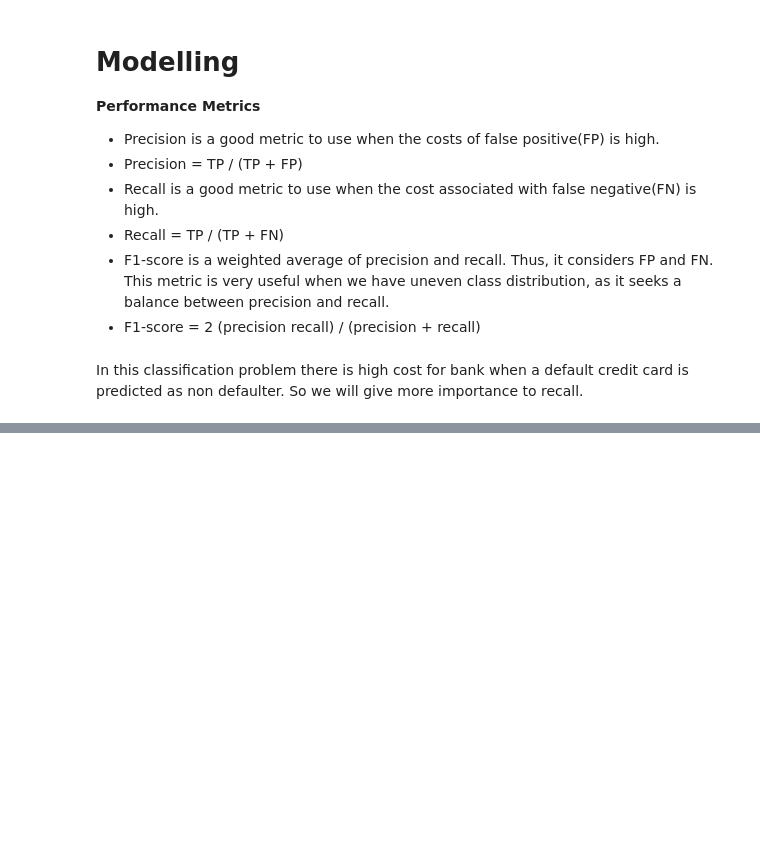
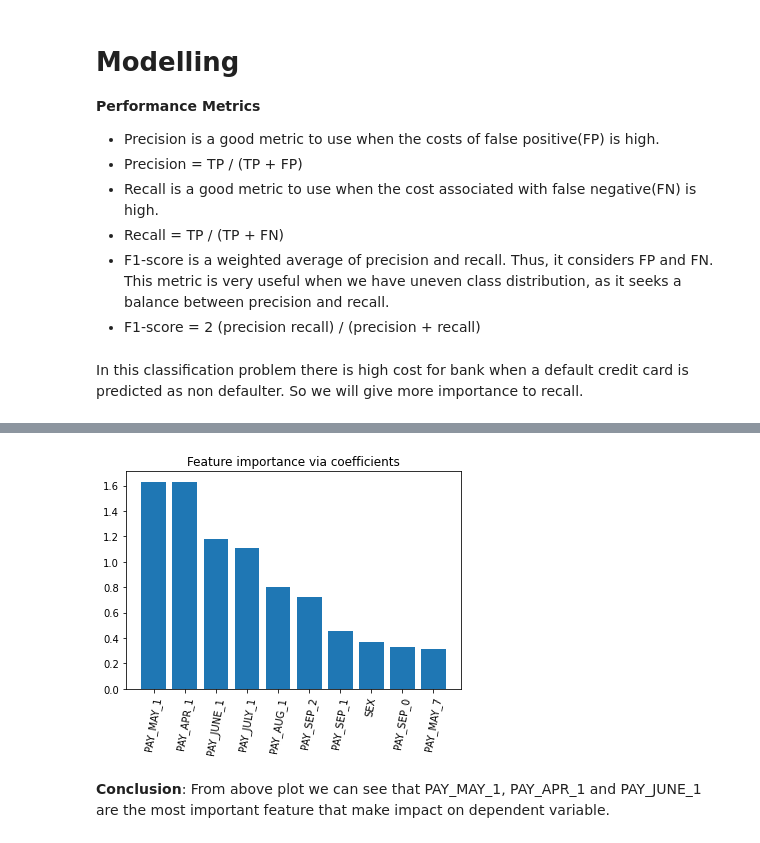
Before and after one commit to mmishra1092/Credit-Card-Default-Prediction, a Jupyter notebook: MAYANK_MISHRA_Credit_Card_Default_Prediction_Capstone_Project.ipynb, the cells around one changed output, grey strips where cells are left out. Cells and saved outputs as stored; diff of their text form; code cells hidden in the pictures; blank space fills up the shorter version.

```diff
--- a/MAYANK_MISHRA_Credit_Card_Default_Prediction_Capstone_Project.ipynb
+++ b/MAYANK_MISHRA_Credit_Card_Default_Prediction_Capstone_Project.ipynb
@@ -718,0 +756,3 @@ In this classification problem there is high cost for bank when a default credit
+# %%
+# Set the parameter
+param_grid = {'penalty':['l1','l2'], 'C' : [0.001, 0.01, 0.1, 1, 10, 100, 1000]}
@@ -718,0 +846,14 @@ In this classification problem there is high cost for bank when a default credit
+# %%
+# Create a varaiable and assign features and importance
+feature_importance = pd.DataFrame({'Features':columns, 'Importance':np.abs(optimized_clf_result.coef_).ravel() })
+feature_importance = feature_importance.sort_values(by = 'Importance', ascending=False)[:10]
+# %%
+# Plot the important features
+plt.bar(height=feature_importance['Importance'],x= feature_importance['Features'])
+plt.xticks(rotation=80)
+plt.title('Feature importance via coefficients')
+plt.show()
+# %% [output]
+[figure, added]
+# %% [markdown]
+**Conclusion**: From above plot we can see that PAY_MAY_1, PAY_APR_1 and PAY_JUNE_1 are the most important feature that make impact on dependent variable.
```
Also changed, not shown: parts of 25 cells of this notebook.
